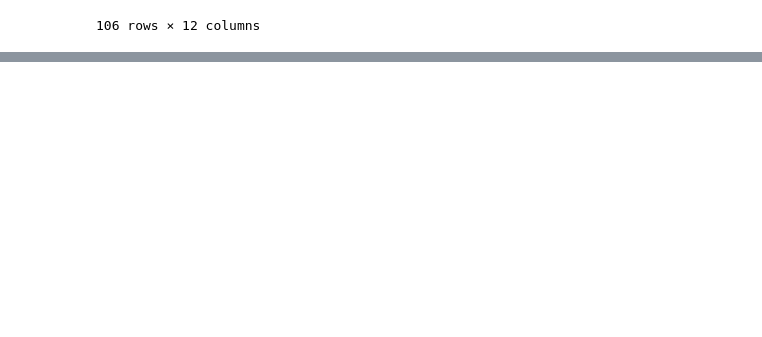
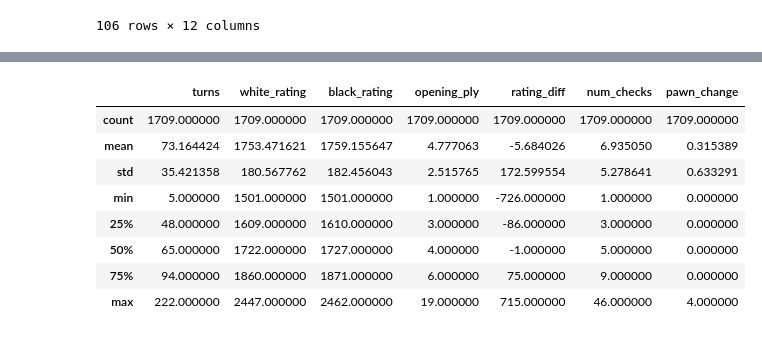
Before and after one commit to matthewasloan95/chess, a Jupyter notebook: final-project.ipynb, the cells around one changed output, grey strips where cells are left out. Drawn from its saved outputs; the diff is of its cells as text; code cells hidden in the pictures; blank space fills up the shorter version.

```diff
--- a/final-project.ipynb
+++ b/final-project.ipynb
@@ -102,0 +110,6 @@ df.loc[df['moves'].duplicated()]
+# %%
+counts = counts.loc[counts < 5]
+# %%
+counts = list(counts.index)
+# %%
+df = df[~df.opening_eco.isin(counts)]
@@ -102,0 +145,17 @@ df.loc[df['moves'].duplicated()]
+# %%
+df['num_checks'] = 0
+df['pawn_change'] = 0
+
+
+index = 0
+for each in df['moves']:
+    gameCheck = 0
+    gameChange = 0
+    for x in each:
+        if x == '+' or x == '#':
+            gameCheck += 1
+        if x == '=':
+            gameChange += 1
+    df['num_checks'].iloc[index] = gameCheck
+    df['pawn_change'].iloc[index] = gameChange
+    index+=1
@@ -102,0 +176,12 @@ df.loc[df['moves'].duplicated()]
+# %%
+df.describe()
+# %% [output]
+|  | turns | white_rating | black_rating | opening_ply | rating_diff | num_checks | pawn_change |
+| count | 1709.000000 | 1709.000000 | 1709.000000 | 1709.000000 | 1709.000000 | 1709.000000 | 1709.000000 |
+| mean | 73.164424 | 1753.471621 | 1759.155647 | 4.777063 | -5.684026 | 6.935050 | 0.315389 |
+| std | 35.421358 | 180.567762 | 182.456043 | 2.515765 | 172.599554 | 5.278641 | 0.633291 |
+| min | 5.000000 | 1501.000000 | 1501.000000 | 1.000000 | -726.000000 | 1.000000 | 0.000000 |
+| 25% | 48.000000 | 1609.000000 | 1610.000000 | 3.000000 | -86.000000 | 3.000000 | 0.000000 |
+| 50% | 65.000000 | 1722.000000 | 1727.000000 | 4.000000 | -1.000000 | 5.000000 | 0.000000 |
+| 75% | 94.000000 | 1860.000000 | 1871.000000 | 6.000000 | 75.000000 | 9.000000 | 0.000000 |
+| max | 222.000000 | 2447.000000 | 2462.000000 | 19.000000 | 715.000000 | 46.000000 | 4.000000 |
```
Also changed, not shown: parts of 10 cells of this notebook.
